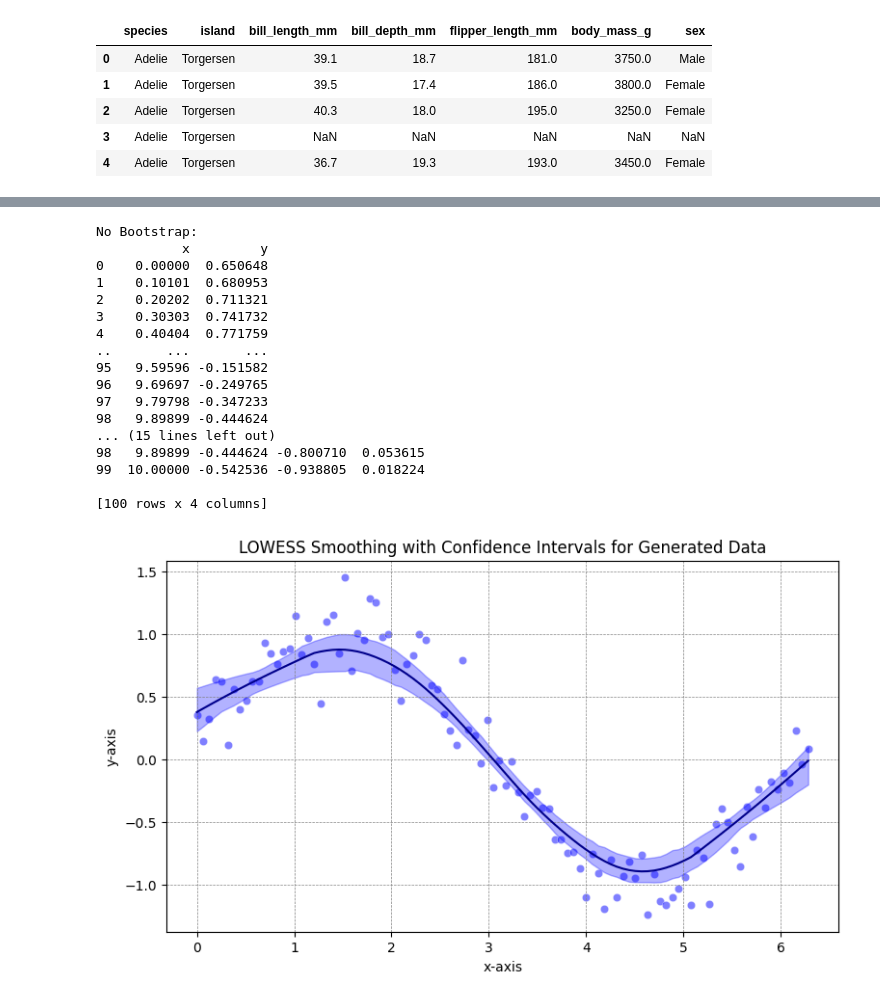
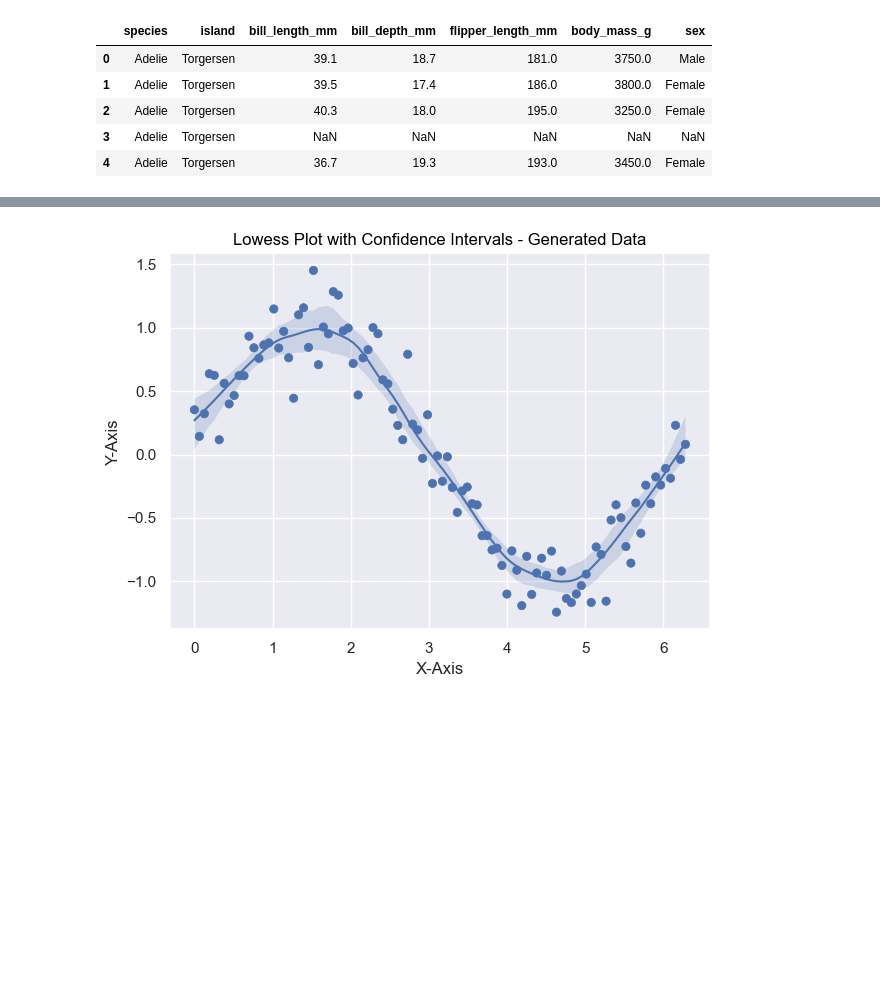
Before and after one commit to Ofosu-Osei/seaborn_objects_recipes, a Jupyter notebook: docs/tutorial/recipes_tut.ipynb, the cells around one changed output, grey strips where cells are left out. Cells and saved outputs as stored; diff of their text form; code cells hidden in the pictures; blank space fills up the shorter version.

```diff
--- a/docs/tutorial/recipes_tut.ipynb
+++ b/docs/tutorial/recipes_tut.ipynb
@@ -20,72 +94,20 @@ penguins.head()
 # %%
-# Sample data
+# Generate data for testing
 np.random.seed(0)
-x = np.linspace(0, 10, 150)
-y = np.sin(x) + np.random.normal(scale=0.5, size=150)
+x = np.linspace(0, 2 * np.pi, 100)
+y = np.sin(x) + np.random.normal(size=100) * 0.2
 data = pd.DataFrame({"x": x, "y": y})
 
-# Create Lowess instance without bootstrapping (fast default behavior)
-lowess_no_bootstrap = sor.Lowess(frac=0.2, gridsize=100)
-result_no_bootstrap = lowess_no_bootstrap(data, xvar='x', yvar='y')
-print("No Bootstrap:")
-print(result_no_bootstrap)
+# Create the plot
+plot = (
+    so.Plot(data, x="x", y="y")
+    .add(so.Dot())
+    .add(so.Line(), lowess := sor.Lowess(frac=0.2, gridsize=100, num_bootstrap=200, alpha=0.95))
+    .add(so.Band(), lowess)
+    .label(x="X-Axis", y="Y-Axis", title="Lowess Plot with Confidence Intervals - Generated Data")
+)
 
-# Create Lowess instance with bootstrapping
-lowess_with_bootstrap = sor.Lowess(frac=0.2, gridsize=100, num_bootstrap=200, alpha=0.95)
-result_with_bootstrap = lowess_with_bootstrap(data, xvar='x', yvar='y')
-print("\nWith Bootstrap:")
-print(result_with_bootstrap)
+# Show the plot
+plot.show()
 # %% [output]
-No Bootstrap:
-           x         y
-0    0.00000  0.650648
-1    0.10101  0.680953
-2    0.20202  0.711321
-3    0.30303  0.741732
-4    0.40404  0.771759
-..       ...       ...
-95   9.59596 -0.151582
-96   9.69697 -0.249765
-97   9.79798 -0.347233
-98   9.89899 -0.444624
-... (15 lines left out)
-98   9.89899 -0.444624 -0.800710  0.053615
-99  10.00000 -0.542536 -0.938805  0.018224
-
-[100 rows x 4 columns]
+[figure, added]
-# %%
-# Generate data for testing
-np.random.seed(0)
-x = np.linspace(0, 2 * np.pi, 100)
-y = np.sin(x) + np.random.normal(size=100) * 0.2
-data = pd.DataFrame({"x": x, "y": y})
-
-# Initialize LOWESS instance with bootstrapping
-lowess = sor.Lowess(frac=0.4, gridsize=100, num_bootstrap=200, alpha=0.95)
-# Call the LOWESS method on prepared data
-results = lowess(data, xvar="x", yvar="y")
-
-fig, ax = plt.subplots(figsize=(9, 5))
-
-# Scatter plot of the raw data
-sns.scatterplot(x="x", y="y", data=data, ax=ax, color="blue", alpha=0.5)
-
-# LOWESS smoothed line
-ax.plot(results["x"], results["y"], color="darkblue")
-
-# Confidence interval shading
-ax.fill_between(
-    results["x"], results["ci_lower"], results["ci_upper"], color="blue", alpha=0.3
-)
-
-# Customizing plot
-ax.set_xlabel("x-axis")
-ax.set_ylabel("y-axis")
-ax.set_title("LOWESS Smoothing with Confidence Intervals for Generated Data")
-
-# Add gridlines
-ax.grid(True, which="both", color="gray", linewidth=0.5, linestyle="--")
-plt.savefig("lowess.png")
-# plt.show()
-# %% [output]
-[figure, removed]
```
Also changed, not shown: parts of 9 cells of this notebook, 11 other files.
